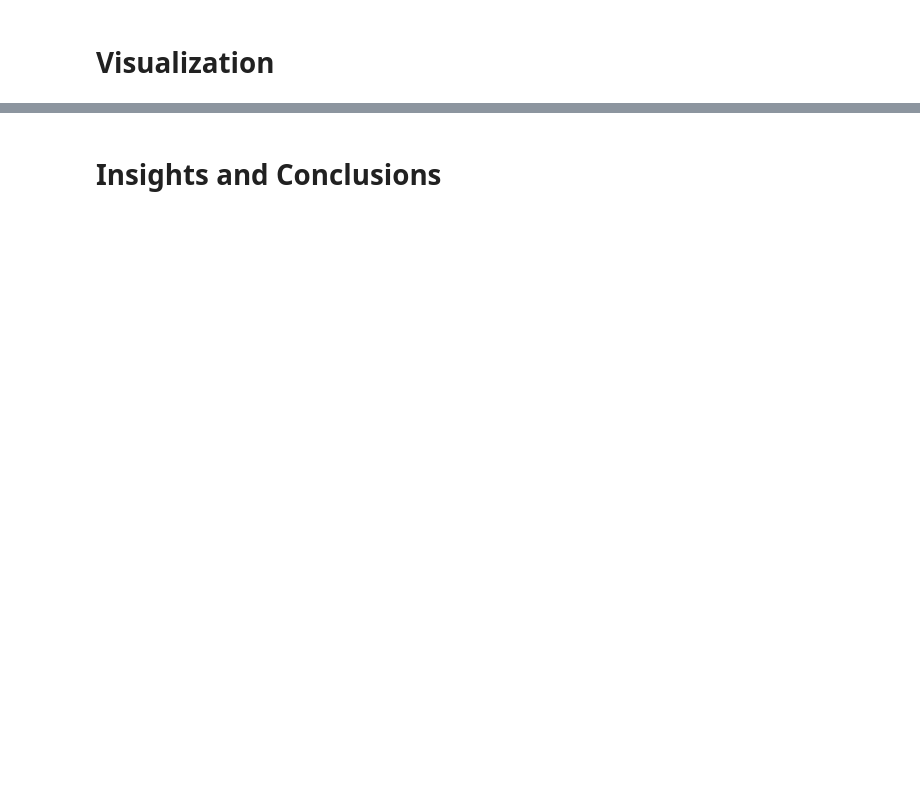
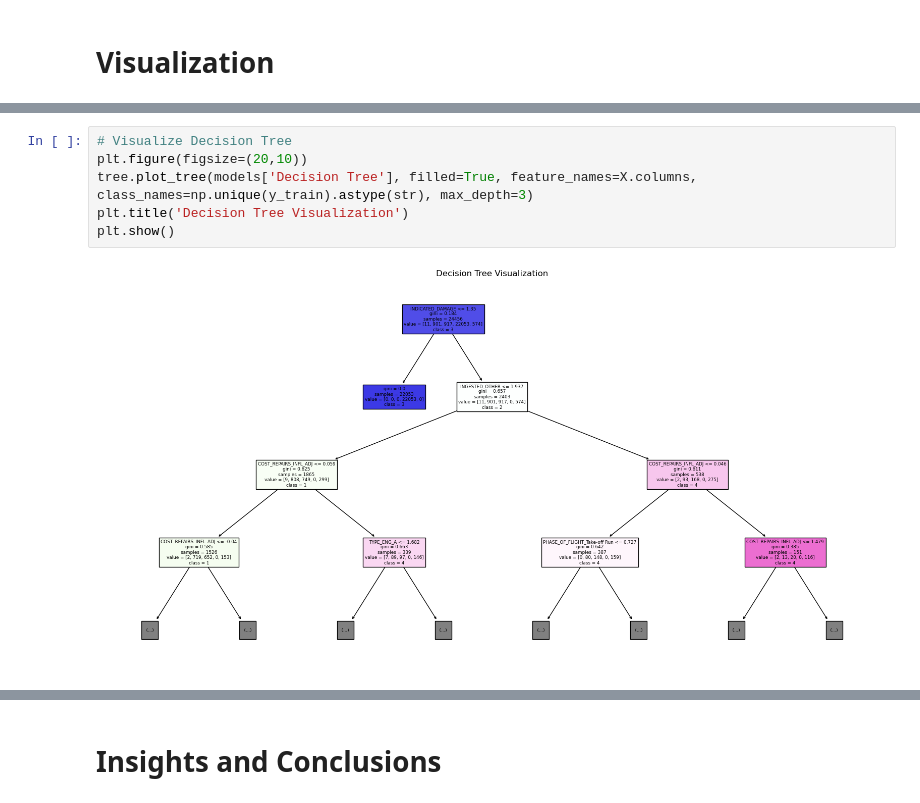
Before and after one commit to thejameszhang/cmsc320-project, a Jupyter notebook: eda.ipynb, the cells around one changed output, grey strips where cells are left out. Drawn from its saved outputs; the diff is of its cells as text; blank space fills up the shorter version.

```diff
--- a/eda.ipynb
+++ b/eda.ipynb
@@ -434,0 +466,8 @@ Test set: Average loss: 0.0989, Accuracy: 10002/10482 (95.42072123640527%)
+# %%
+# Visualize Decision Tree
+plt.figure(figsize=(20,10))
+tree.plot_tree(models['Decision Tree'], filled=True, feature_names=X.columns, class_names=np.unique(y_train).astype(str), max_depth=3)
+plt.title('Decision Tree Visualization')
+plt.show()
+# %% [output]
+[figure, added]
```
Also changed, not shown: parts of 13 cells of this notebook.
